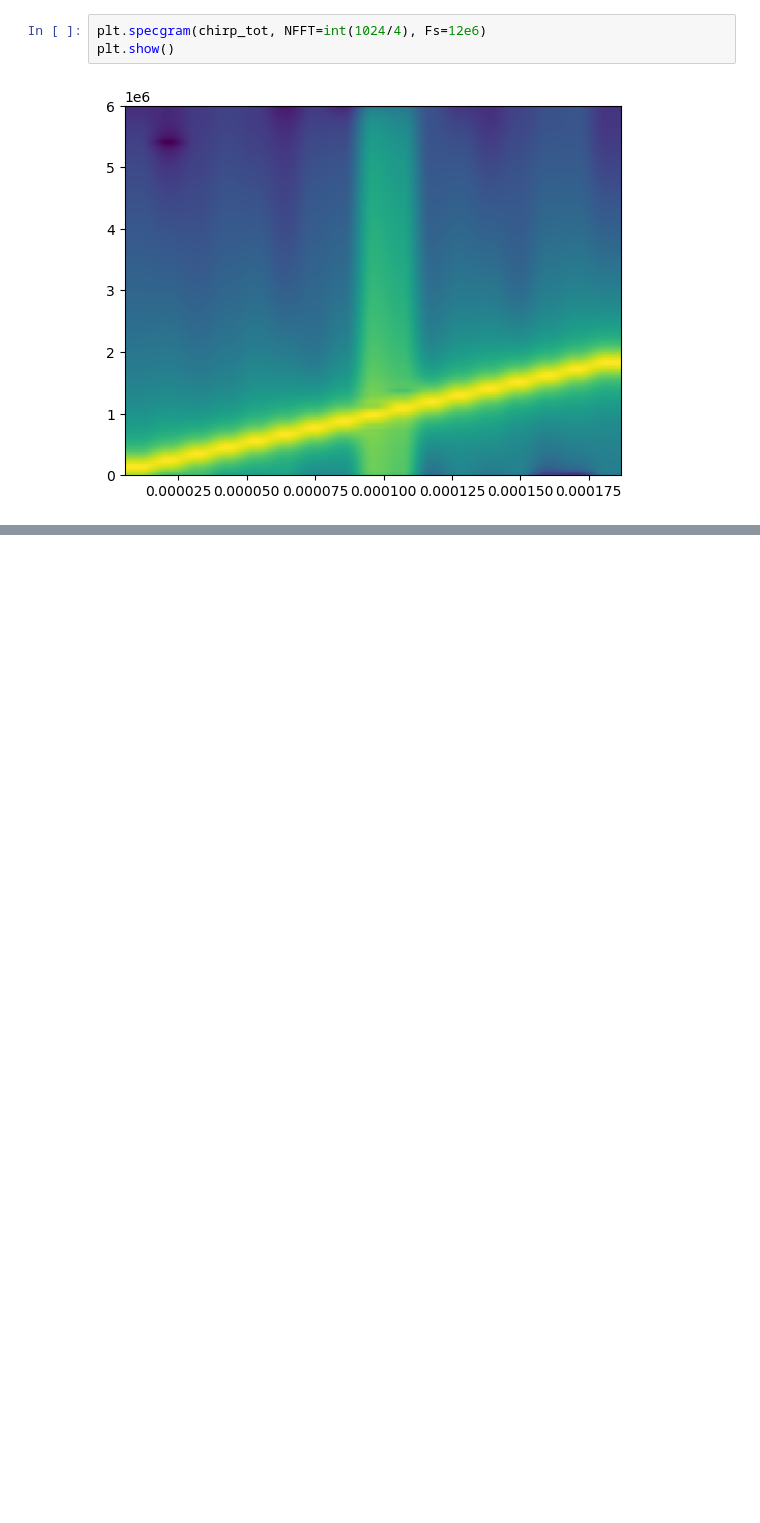
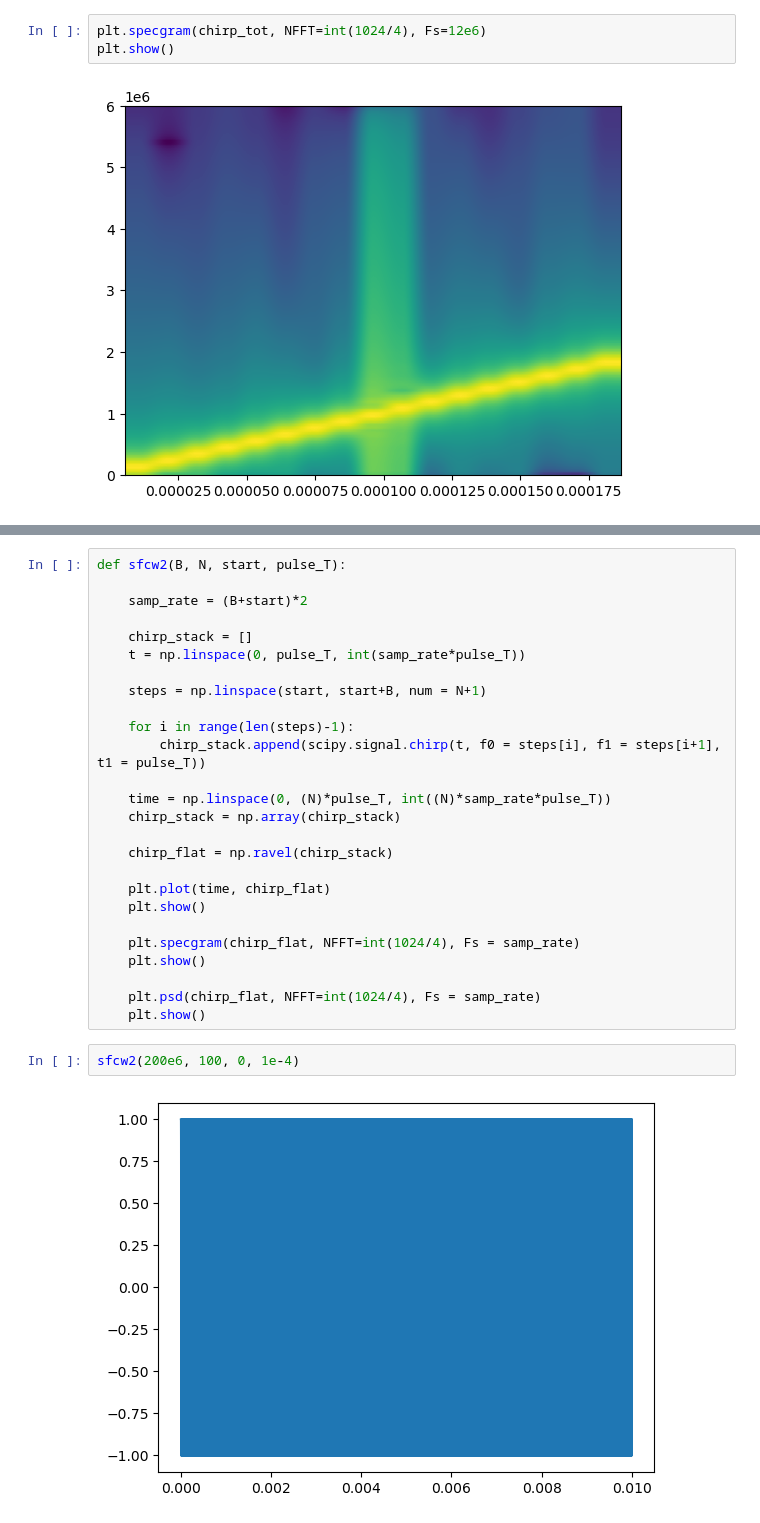
Before and after one commit to MIST-Experiment/gpr, a Jupyter notebook: analysis_notebooks/SFCW_SimKit.ipynb, the cells around one changed output, grey strips where cells are left out. Saved outputs shown, nothing was run; the diff lists cells and outputs as text; blank space fills up the shorter version.

Commit message:
Updating SFCW sim

```diff
--- a/analysis_notebooks/SFCW_SimKit.ipynb
+++ b/analysis_notebooks/SFCW_SimKit.ipynb
@@ -73,0 +64,30 @@ sfcw(6e6, 10, 0, 1/1e4, 12e6)
+# %%
+def sfcw2(B, N, start, pulse_T):
+
+    samp_rate = (B+start)*2
+
+    chirp_stack = []
+    t = np.linspace(0, pulse_T, int(samp_rate*pulse_T))
+
+    steps = np.linspace(start, start+B, num = N+1)
+
+    for i in range(len(steps)-1):
+        chirp_stack.append(scipy.signal.chirp(t, f0 = steps[i], f1 = steps[i+1], t1 = pulse_T))
+
+    time = np.linspace(0, (N)*pulse_T, int((N)*samp_rate*pulse_T))
+    chirp_stack = np.array(chirp_stack)
+
+    chirp_flat = np.ravel(chirp_stack)
+
+    plt.plot(time, chirp_flat)
+    plt.show()
+
+    plt.specgram(chirp_flat, NFFT=int(1024/4), Fs = samp_rate)
+    plt.show()
+
+    plt.psd(chirp_flat, NFFT=int(1024/4), Fs = samp_rate)
+    plt.show()
+# %%
+sfcw2(200e6, 100, 0, 1e-4)
+# %% [output]
+[figure, added]
```
Also changed, not shown: parts of 3 cells of this notebook, 1 other file.
